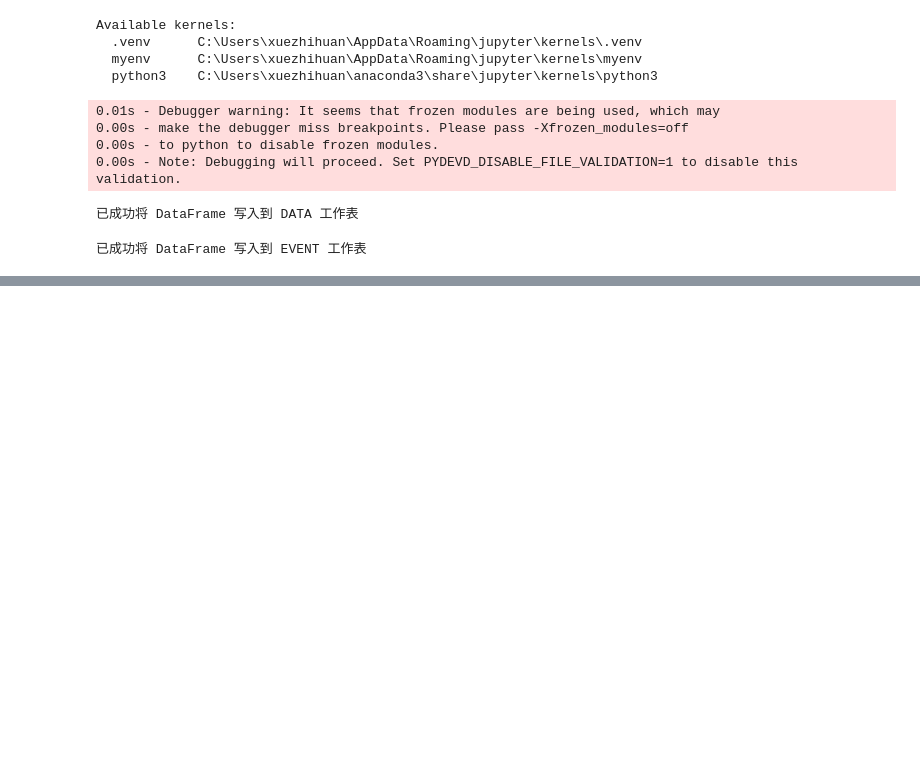
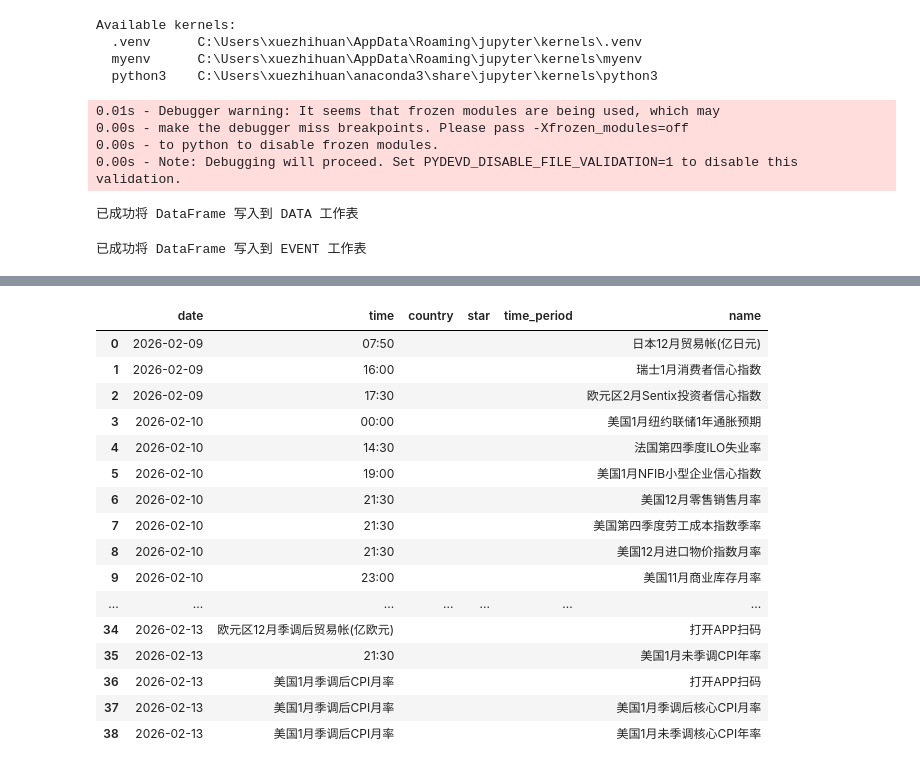
Before and after one commit to xuantianfengwu/mywebportal, a Jupyter notebook: backend/investing eco calendar.ipynb, the cells around one changed output, grey strips where cells are left out. Saved outputs shown, nothing was run; the diff lists cells and outputs as text; code cells hidden in the pictures; blank space fills up the shorter version.

```diff
--- a/backend/investing eco calendar.ipynb
+++ b/backend/investing eco calendar.ipynb
@@ -363,0 +393,3 @@ overwrite_excel_sheet(df, file_path, 'EVENT')
+# %%
+week_dates = ['2026-02-09', '2026-02-10', '2026-02-11', '2026-02-12', '2026-02-13']
+all_data_sources, all_event_sources = crawl_future_data_event_df_selenium(week_dates)
@@ -363,0 +409,9 @@ overwrite_excel_sheet(df, file_path, 'EVENT')
+# %%
+result_data = []  # 存储财经数据
+for date_str, page_source in zip(week_dates, all_data_sources):
+    soup = BeautifulSoup(page_source, 'html.parser')
+    # 爬取财经数据（jinTable1）
+    for row in soup.select("#jinTable1 > div.jin-table-body__wrapper > div > div > div > div.jin-table-row"):
+        content = row.get_text(strip=True, separator='|')
+        result_data.append(f"{date_str}|{content}")
+result_data
@@ -363,0 +509,21 @@ overwrite_excel_sheet(df, file_path, 'EVENT')
+# %%
+data_df, event_df = get_future_data_event_df_selenium(week_dates)
+data_df
+# %% [output]
+|  | date | time | country | star | time_period | name |
+| 0 | 2026-02-09 | 07:50 |  |  |  | 日本12月贸易帐(亿日元) |
+| 1 | 2026-02-09 | 16:00 |  |  |  | 瑞士1月消费者信心指数 |
+| 2 | 2026-02-09 | 17:30 |  |  |  | 欧元区2月Sentix投资者信心指数 |
+| 3 | 2026-02-10 | 00:00 |  |  |  | 美国1月纽约联储1年通胀预期 |
+| 4 | 2026-02-10 | 14:30 |  |  |  | 法国第四季度ILO失业率 |
+| 5 | 2026-02-10 | 19:00 |  |  |  | 美国1月NFIB小型企业信心指数 |
+| 6 | 2026-02-10 | 21:30 |  |  |  | 美国12月零售销售月率 |
+| 7 | 2026-02-10 | 21:30 |  |  |  | 美国第四季度劳工成本指数季率 |
+| 8 | 2026-02-10 | 21:30 |  |  |  | 美国12月进口物价指数月率 |
+| 9 | 2026-02-10 | 23:00 |  |  |  | 美国11月商业库存月率 |
+| ... | ... | ... | ... | ... | ... | ... |
+| 34 | 2026-02-13 | 欧元区12月季调后贸易帐(亿欧元) |  |  |  | 打开APP扫码 |
+| 35 | 2026-02-13 | 21:30 |  |  |  | 美国1月未季调CPI年率 |
+| 36 | 2026-02-13 | 美国1月季调后CPI月率 |  |  |  | 打开APP扫码 |
+| 37 | 2026-02-13 | 美国1月季调后CPI月率 |  |  |  | 美国1月季调后核心CPI月率 |
+| 38 | 2026-02-13 | 美国1月季调后CPI月率 |  |  |  | 美国1月未季调核心CPI年率 |
```
Also changed, not shown: parts of 7 cells of this notebook, 3 other files.
